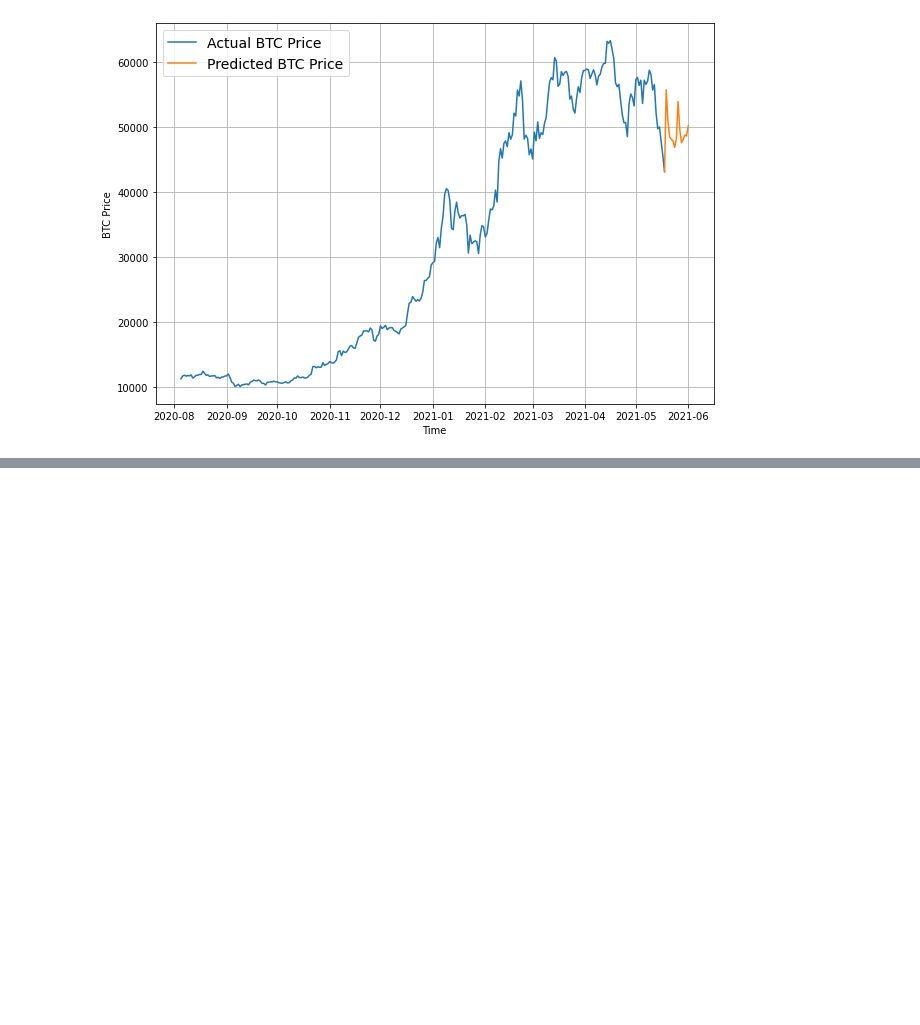
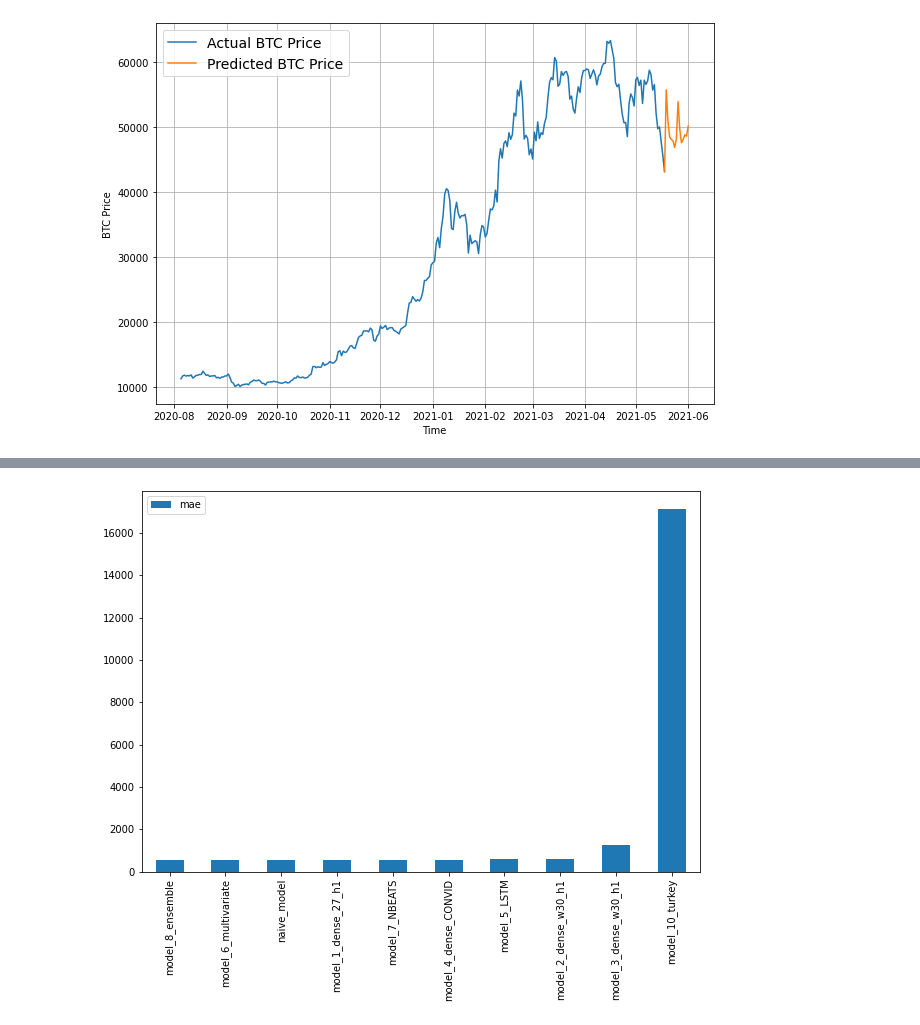
Before and after one commit to vijayraikar1999/Tensorflow-Developer-Certification, a Jupyter notebook: 10_time_series_forecasting_with_tensorflow.ipynb, the cells around one changed output, grey strips where cells are left out. Saved outputs shown, nothing was run; the diff lists cells and outputs as text; code cells hidden in the pictures; blank space fills up the shorter version.

```diff
--- a/10_time_series_forecasting_with_tensorflow.ipynb
+++ b/10_time_series_forecasting_with_tensorflow.ipynb
@@ -2472,0 +2671,5 @@ plot_time_series(next_time_steps, future_forecast, format='-', label='Predicted
+# %%
+# Sort model results by MAE and plot them
+model_results[['mae']].sort_values(by='mae').plot(figsize=(10, 7), kind='bar');
+# %% [output]
+[figure, added]
```
Also changed, not shown: parts of 39 cells of this notebook.
